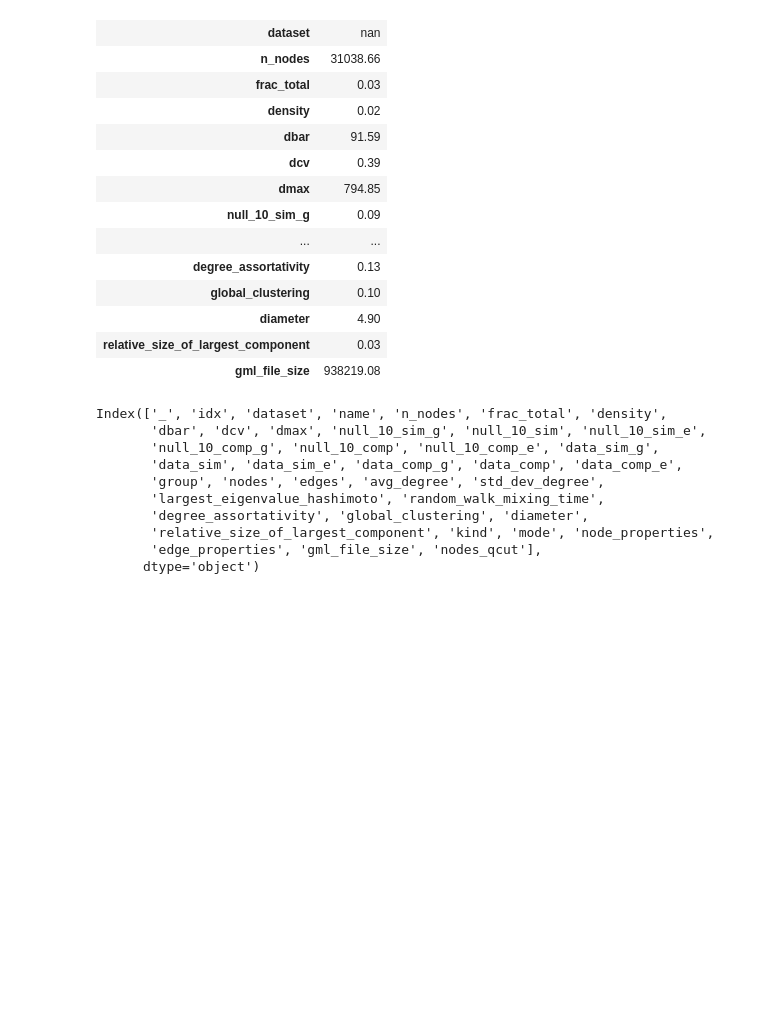
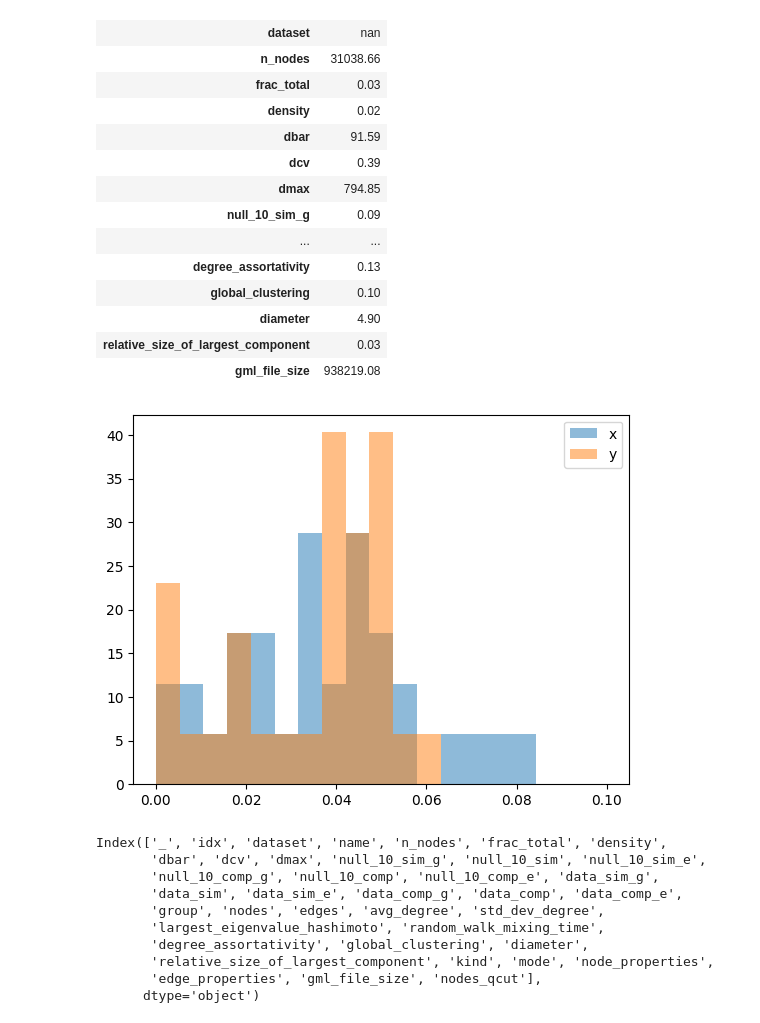
Before and after one commit to alenfrey/uzh-network-science-project, a Jupyter notebook: code/visualise_results_large_online.ipynb, the cells around one changed output. Cells and saved outputs as stored; diff of their text form; code cells hidden in the pictures; blank space fills up the shorter version.

```diff
--- a/code/visualise_results_large_online.ipynb
+++ b/code/visualise_results_large_online.ipynb
@@ -54,6 +54,17 @@ pd.DataFrame(df.std()).style.format("{:.2f}")
 | diameter | 4.90 |
 | relative_size_of_largest_component | 0.03 |
 | gml_file_size | 938219.08 |
+# %%
+x = df["data_comp"].to_numpy()
+y = df["null_10_comp"].to_numpy()
+
+bins = np.linspace(0,0.1, 20)
+plt.hist(x, bins, alpha=0.5, label='x', density=True)
+plt.hist(y, bins, alpha=0.5, label='y', density=True)
+plt.legend(loc='upper right')
+plt.show()
+# %% [output]
+[figure, added]
 # %%
 df.columns
 # %% [output]
```
Also changed, not shown: parts of 2 cells of this notebook, 3 other files.
